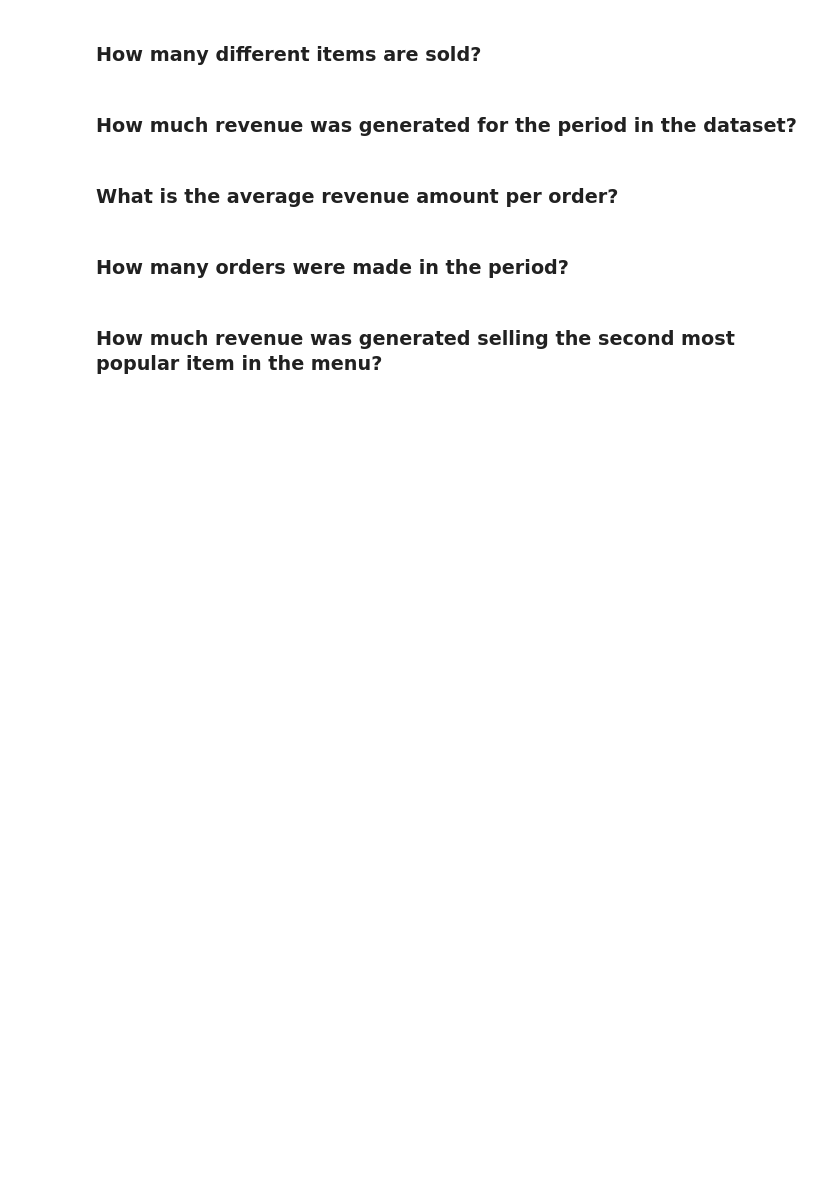
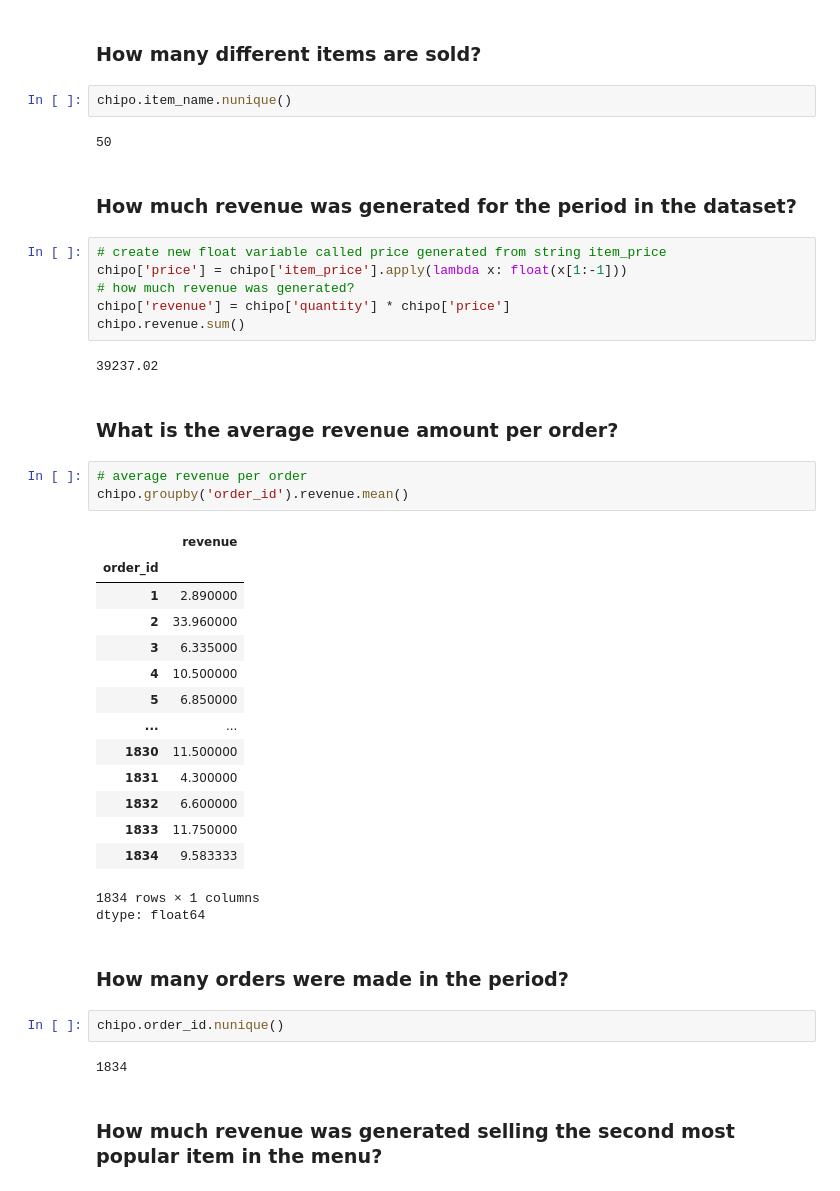
Before and after one commit to JyothsnaGH/PythonforFinance, a Jupyter notebook: HW02.ipynb, the cells around one changed output. Saved outputs shown, nothing was run; the diff lists cells and outputs as text; blank space fills up the shorter version.

```diff
--- a/HW02.ipynb
+++ b/HW02.ipynb
@@ -32,10 +104,45 @@ chipo = pd.read_csv(url, sep = '\t')
 # %% [markdown]
 ### How many different items are sold?
+# %%
+chipo.item_name.nunique()
+# %% [output]
+50
 # %% [markdown]
 ### How much revenue was generated for the period in the dataset?
+# %%
+# create new float variable called price generated from string item_price
+chipo['price'] = chipo['item_price'].apply(lambda x: float(x[1:-1]))
+# how much revenue was generated?
+chipo['revenue'] = chipo['quantity'] * chipo['price']
+chipo.revenue.sum()
+# %% [output]
+39237.02
 # %% [markdown]
 ### What is the average revenue amount per order?
+# %%
+# average revenue per order
+chipo.groupby('order_id').revenue.mean()
+# %% [output]
+|  | revenue |
+| order_id |  |
+| 1 | 2.890000 |
+| 2 | 33.960000 |
+| 3 | 6.335000 |
+| 4 | 10.500000 |
+| 5 | 6.850000 |
+| ... | ... |
+| 1830 | 11.500000 |
+| 1831 | 4.300000 |
+| 1832 | 6.600000 |
+| 1833 | 11.750000 |
+| 1834 | 9.583333 |
+1834 rows × 1 columns
+dtype: float64
 # %% [markdown]
 ### How many orders were made in the period?
+# %%
+chipo.order_id.nunique()
+# %% [output]
+1834
 # %% [markdown]
 ### How much revenue was generated selling the second most popular item in the menu?
```
Also changed, not shown: parts of 9 cells of this notebook.
